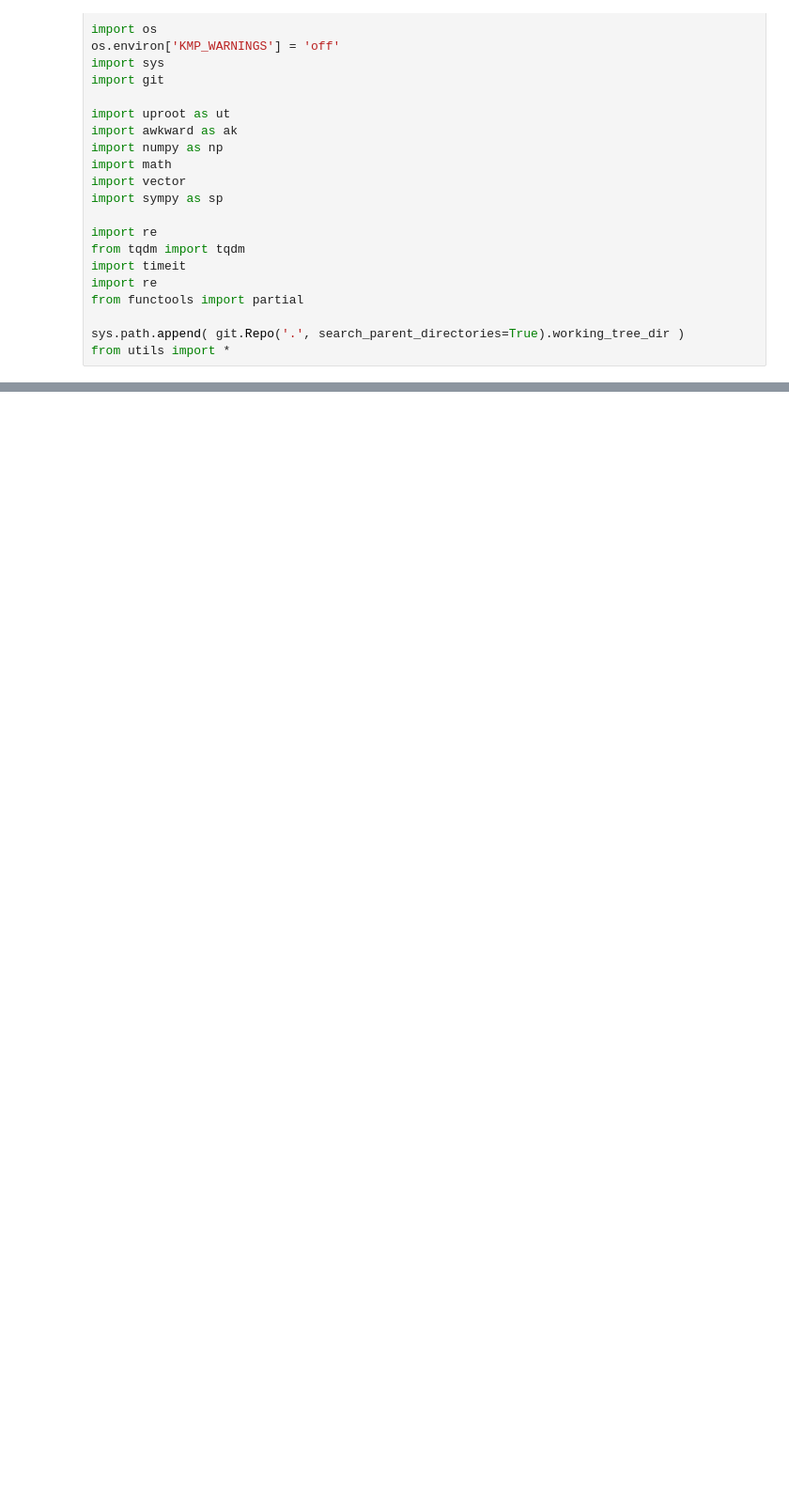
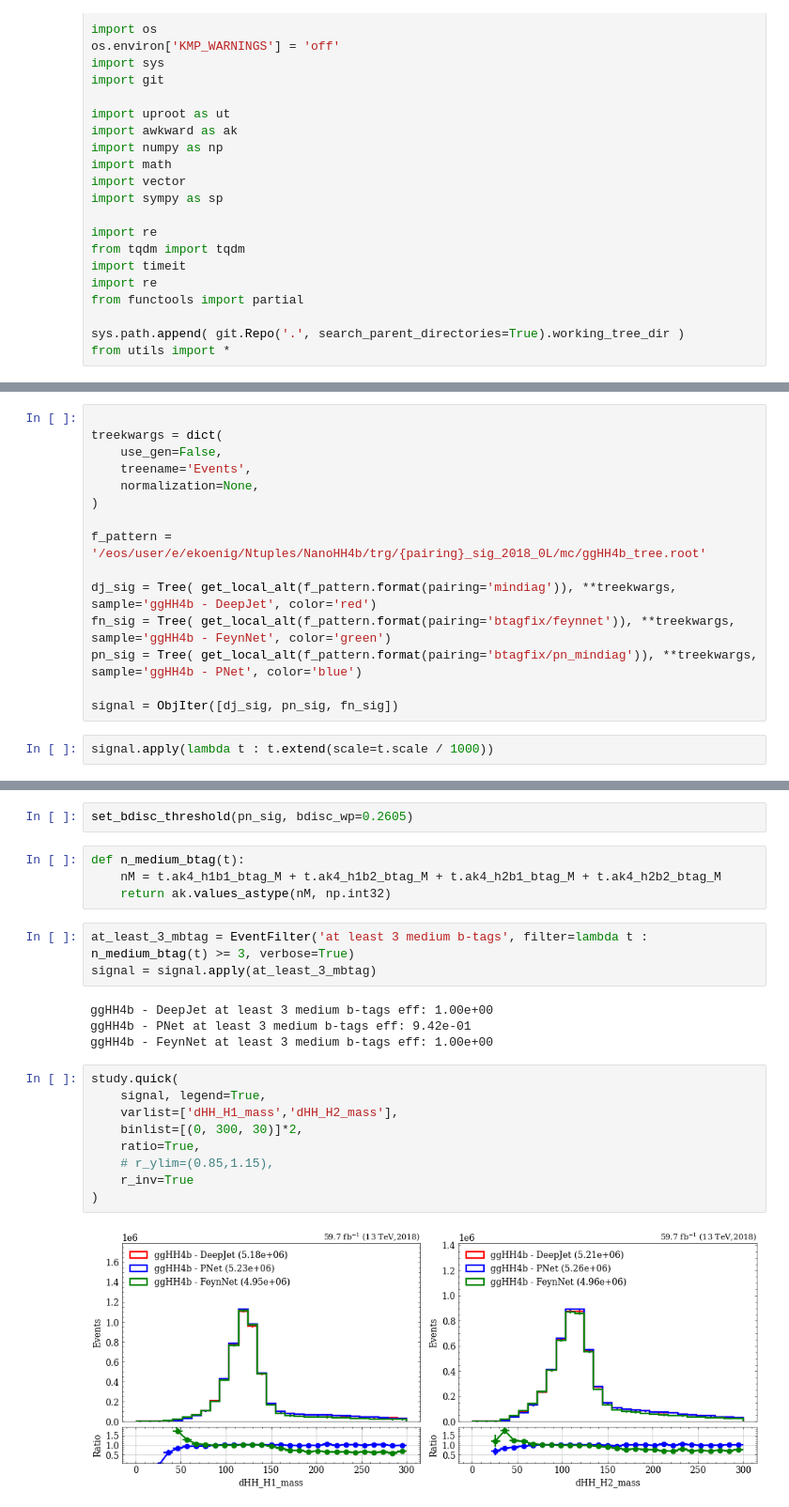
Before and after one commit to ekoenig4/analysis, a Jupyter notebook: jupyter/run3_fourb/nanohh4b_pn.ipynb, the cells around one changed output, grey strips where cells are left out. Shown at 94% size. Saved outputs shown, nothing was run; the diff lists cells and outputs as text; blank space fills up the shorter version.

```diff
--- a/jupyter/run3_fourb/nanohh4b_pn.ipynb
+++ b/jupyter/run3_fourb/nanohh4b_pn.ipynb
@@ -54,0 +42,17 @@ sigtree.b_pn_b[0]
+# %%
+
+treekwargs = dict(
+    use_gen=False,
+    treename='Events',
+    normalization=None,
+)
+
+f_pattern = '/eos/user/e/ekoenig/Ntuples/NanoHH4b/trg/{pairing}_sig_2018_0L/mc/ggHH4b_tree.root'
+
+dj_sig = Tree( get_local_alt(f_pattern.format(pairing='mindiag')), **treekwargs, sample='ggHH4b - DeepJet', color='red')
+fn_sig = Tree( get_local_alt(f_pattern.format(pairing='btagfix/feynnet')), **treekwargs, sample='ggHH4b - FeynNet', color='green')
+pn_sig = Tree( get_local_alt(f_pattern.format(pairing='btagfix/pn_mindiag')), **treekwargs, sample='ggHH4b - PNet', color='blue')
+
+signal = ObjIter([dj_sig, pn_sig, fn_sig])
+# %%
+signal.apply(lambda t : t.extend(scale=t.scale / 1000))
@@ -54,0 +69,24 @@ sigtree.b_pn_b[0]
+# %%
+set_bdisc_threshold(pn_sig, bdisc_wp=0.2605)
+# %%
+def n_medium_btag(t):
+    nM = t.ak4_h1b1_btag_M + t.ak4_h1b2_btag_M + t.ak4_h2b1_btag_M + t.ak4_h2b2_btag_M
+    return ak.values_astype(nM, np.int32)
+# %%
+at_least_3_mbtag = EventFilter('at least 3 medium b-tags', filter=lambda t : n_medium_btag(t) >= 3, verbose=True)
+signal = signal.apply(at_least_3_mbtag)
+# %% [output]
+ggHH4b - DeepJet at least 3 medium b-tags eff: 1.00e+00
+ggHH4b - PNet at least 3 medium b-tags eff: 9.42e-01
+ggHH4b - FeynNet at least 3 medium b-tags eff: 1.00e+00
+# %%
+study.quick(
+    signal, legend=True,
+    varlist=['dHH_H1_mass','dHH_H2_mass'],
+    binlist=[(0, 300, 30)]*2,
+    ratio=True,
+    # r_ylim=(0.85,1.15),
+    r_inv=True
+)
+# %% [output]
+[figure, added]
```
Also changed, not shown: parts of 9 cells of this notebook, 12 other files.
